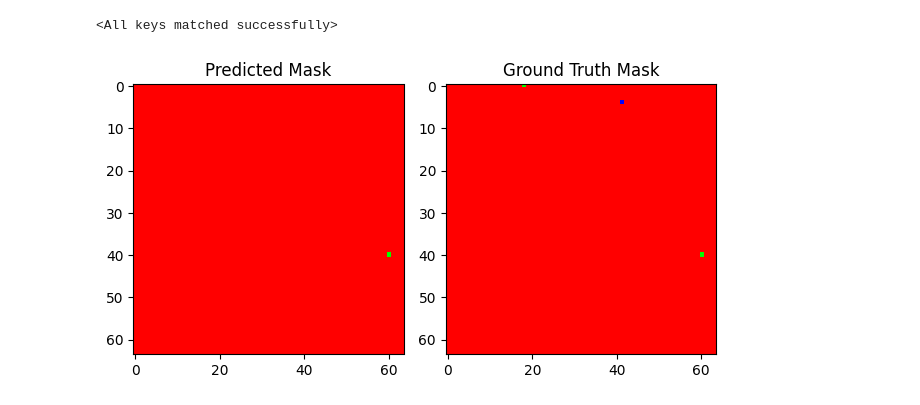
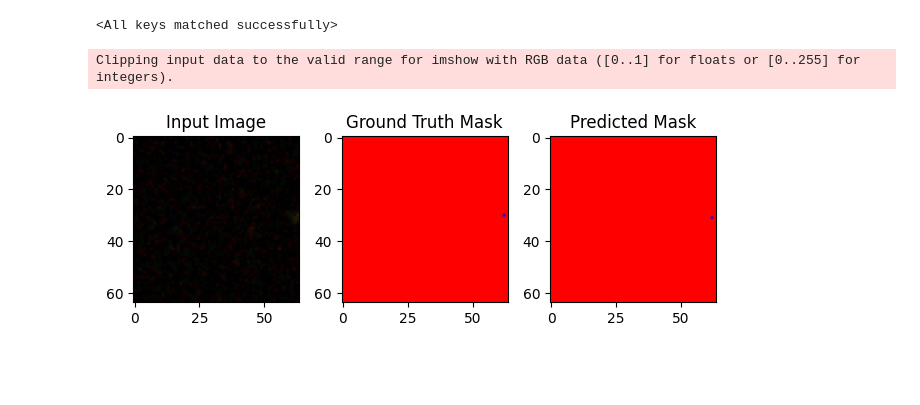
Before and after one commit to felix-zailskas/star-galaxy-classification, a Jupyter notebook: src/predict_demo.ipynb, the cells around one changed output. Cells and saved outputs as stored; diff of their text form; code cells hidden in the pictures; blank space fills up the shorter version.

```diff
--- a/src/predict_demo.ipynb
+++ b/src/predict_demo.ipynb
@@ -40,31 +37,35 @@ def convert_output_to_prediction(output_mask: np.ndarray):
     ] = 1
     return new_arr
 # %%
-image, gt_mask = test_dataset[238]
+image, gt_mask = test_dataset[329]
 x_tensor = torch.from_numpy(image).to(device).unsqueeze(0)
 x_tensor = x_tensor.permute(0, 3, 1, 2).float().to(device)
 # Predict test image
 pred_mask = model(x_tensor)
 tensor_to_detach = pred_mask[
     0
 ]  # Assuming the tensor you want to detach is the first element of the tuple
 pred_mask_array = tensor_to_detach.detach().squeeze().cpu().numpy()
 pred_mask = np.transpose(pred_mask_array, (1, 2, 0))
 pred_mask_converted = convert_output_to_prediction(pred_mask)
 
 
-# Plotting predicted mask
-plt.subplot(1, 2, 1)
-plt.imshow(pred_mask_converted)
-plt.title("Predicted Mask")
-
-# Plotting ground truth mask
-plt.subplot(1, 2, 2)
+# Plotting the input image
+plt.subplot(1, 3, 1)  # Add subplot for the input image
+plt.imshow(image[:,:,:3])
+plt.title("Input Image")
+# Plotting the ground truth mask
+plt.subplot(1, 3, 2)
 plt.imshow(gt_mask)
 plt.title("Ground Truth Mask")
 
+# Plotting the predicted mask
+plt.subplot(1, 3, 3)
+plt.imshow(pred_mask_converted)
+plt.title("Predicted Mask")
 # Adjusting subplot layout and displaying the plot
 plt.tight_layout()
 plt.show()
 # %% [output]
+Clipping input data to the valid range for imshow with RGB data ([0..1] for floats or [0..255] for integers).
-[figure, old version]
+[figure, new version]
```
Also changed, not shown: parts of 2 cells of this notebook.
